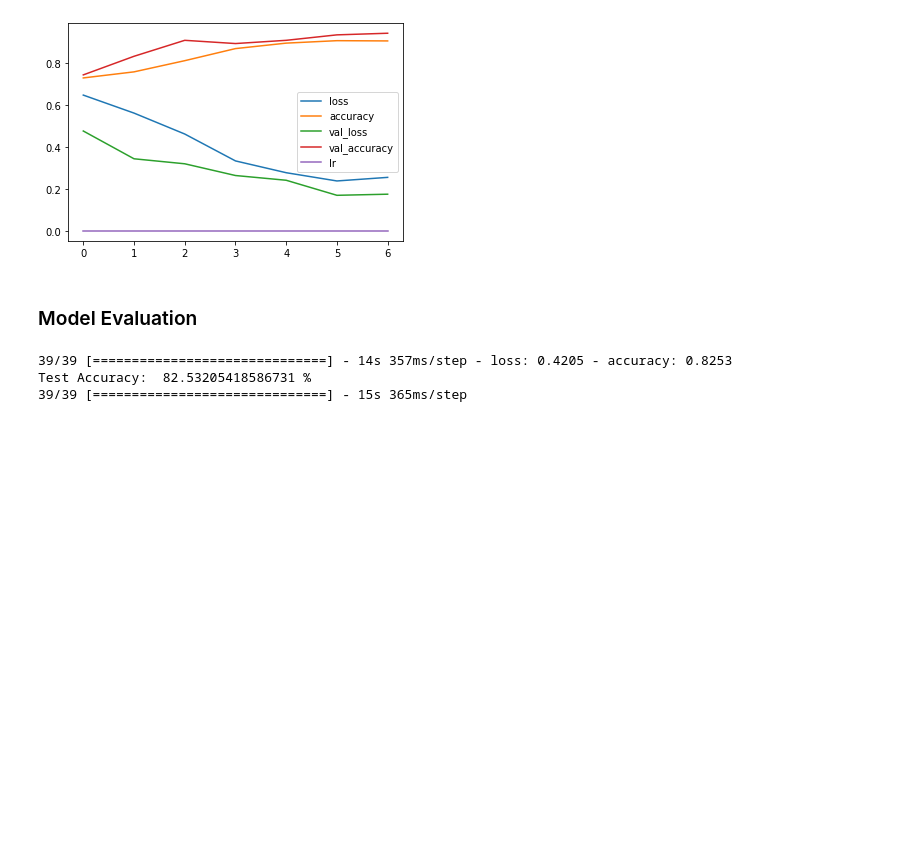
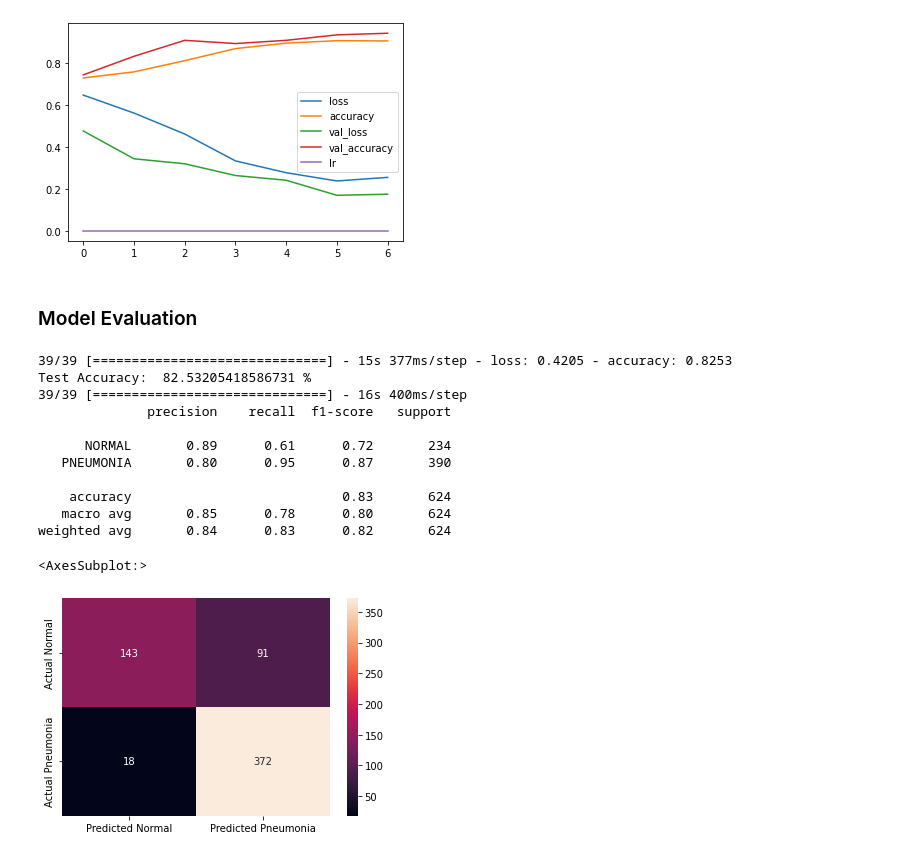
Before and after one commit to BrandonTayKaiheng/CNN-based-Xray-Classifier, a Jupyter notebook: model.ipynb, the cells around one changed output. Drawn from its saved outputs; the diff is of its cells as text; code cells hidden in the pictures; blank space fills up the shorter version.

Commit message:
Added confusion matrix

```diff
--- a/model.ipynb
+++ b/model.ipynb
@@ -146,22 +146,35 @@ Epoch 7/10
 # %%
 # Model evaluation
 test_model = cnn.evaluate(test)
 test_accu = test_model[1] * 100
 print('Test Accuracy: ', test_accu, '%')
 
 # Assign binary classes to prediction output (Sigmoid: 0 < output < 1)
 prediction = cnn.predict(test, verbose=1)
 prediction_bin = prediction.copy()
 prediction_bin[prediction_bin <=0.5 ] = 0
 prediction_bin[prediction > 0.5] = 1
 
 # Confusion matrix
-# from sklearn.metrics import classification_report, confusion_matrix
-# con_mat = pd.DataFrame(data=confusion_matrix(test.class_names, prediction_bin, labels=[0, 1]),
-#                        index=["Actual Normal", "Actual Pneumonia"],
-#                        columns=["Predicted Normal", "Predicted Pneumonia"])
-# print(classification_report(y_true=test.class_names, y_pred=prediction_bin, target_names=['NORMAL','PNEUMONIA']))
+from sklearn.metrics import classification_report, confusion_matrix
+con_mat = pd.DataFrame(data=confusion_matrix(test.classes, prediction_bin, labels=[0, 1]),
+                       index=["Actual Normal", "Actual Pneumonia"],
+                       columns=["Predicted Normal", "Predicted Pneumonia"])
+print(classification_report(y_true=test.classes, y_pred=prediction_bin, target_names=['NORMAL','PNEUMONIA']))
+
+import seaborn as sns
+sns.heatmap(con_mat, annot=True, fmt='d')
 # %% [output]
-39/39 [==============================] - 14s 357ms/step - loss: 0.4205 - accuracy: 0.8253
+39/39 [==============================] - 15s 377ms/step - loss: 0.4205 - accuracy: 0.8253
 Test Accuracy:  82.53205418586731 %
-39/39 [==============================] - 15s 365ms/step
+39/39 [==============================] - 16s 400ms/step
+              precision    recall  f1-score   support
+
+      NORMAL       0.89      0.61      0.72       234
+   PNEUMONIA       0.80      0.95      0.87       390
+
+    accuracy                           0.83       624
+   macro avg       0.85      0.78      0.80       624
+weighted avg       0.84      0.83      0.82       624
+<AxesSubplot:>
+[figure, added]
```
